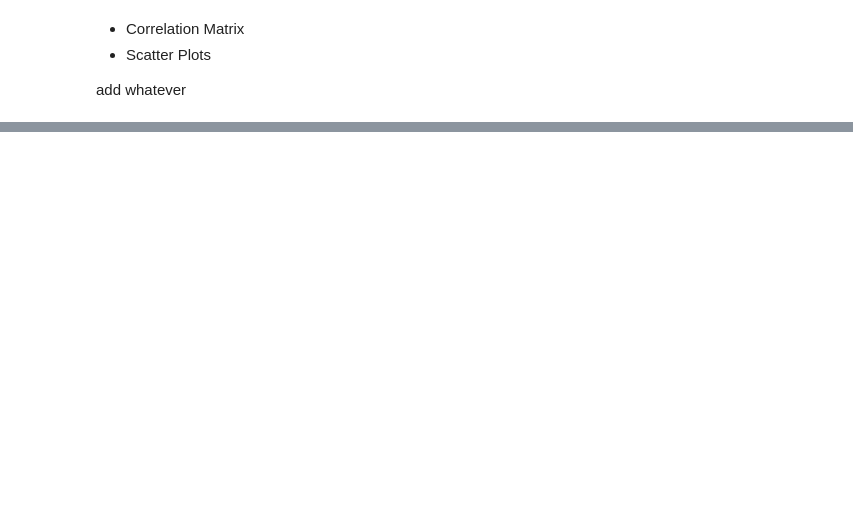
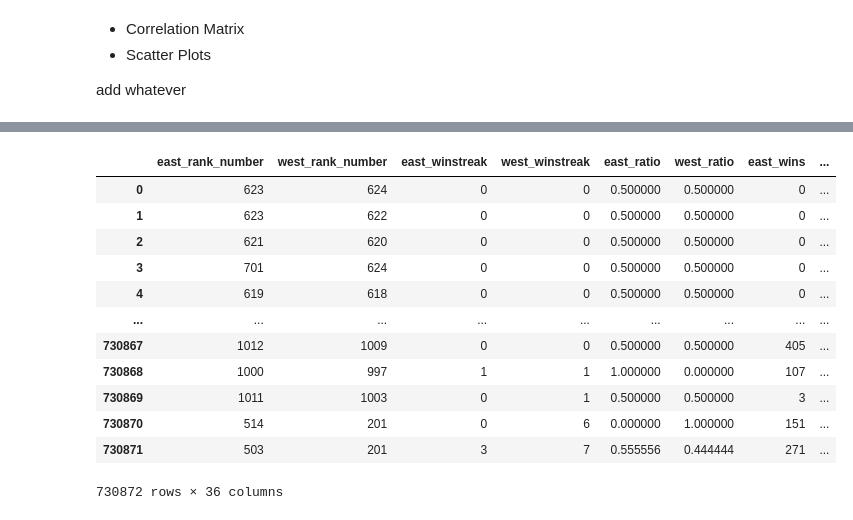
Before and after one commit to thijspoon28/SUMO-AI, a Jupyter notebook: notebooks/data_visualisation.ipynb, the cells around one changed output, grey strips where cells are left out. Cells and saved outputs as stored; diff of their text form; code cells hidden in the pictures; blank space fills up the shorter version.

```diff
--- a/notebooks/data_visualisation.ipynb
+++ b/notebooks/data_visualisation.ipynb
@@ -97,0 +156,55 @@ corr.style.background_gradient(cmap='RdBu_r')
+# %%
+features = ['east_rank_number',
+            'west_rank_number',
+            'east_winstreak',
+            'west_winstreak',
+            'east_ratio',
+            'west_ratio',
+            'east_wins',
+            'west_wins',
+            'east_weight',
+            'east_height',
+            'west_weight',
+            'west_height',
+            'east_n1_win_move',
+            'east_n1_win_percent',
+            'east_n1_loss_move',
+            'east_n1_loss_percent',
+            'west_n1_win_move',
+            'west_n1_win_percent',
+            'west_n1_loss_move',
+            'west_n1_loss_percent',
+            'east_n2_win_move',
+            'east_n2_win_percent',
+            'east_n2_loss_move',
+            'east_n2_loss_percent',
+            'west_n2_win_move',
+            'west_n2_win_percent',
+            'west_n2_loss_move',
+            'west_n2_loss_percent',
+            'east_n3_win_move',
+            'east_n3_win_percent',
+            'east_n3_loss_move',
+            'east_n3_loss_percent',
+            'west_n3_win_move',
+            'west_n3_win_percent',
+            'west_n3_loss_move',
+            'west_n3_loss_percent']
+
+ml_features = df_matches[features]
+
+ml_features
+# %% [output]
+|  | east_rank_number | west_rank_number | east_winstreak | west_winstreak | east_ratio | west_ratio | east_wins | ... |
+| 0 | 623 | 624 | 0 | 0 | 0.500000 | 0.500000 | 0 | ... |
+| 1 | 623 | 622 | 0 | 0 | 0.500000 | 0.500000 | 0 | ... |
+| 2 | 621 | 620 | 0 | 0 | 0.500000 | 0.500000 | 0 | ... |
+| 3 | 701 | 624 | 0 | 0 | 0.500000 | 0.500000 | 0 | ... |
+| 4 | 619 | 618 | 0 | 0 | 0.500000 | 0.500000 | 0 | ... |
+| ... | ... | ... | ... | ... | ... | ... | ... | ... |
+| 730867 | 1012 | 1009 | 0 | 0 | 0.500000 | 0.500000 | 405 | ... |
+| 730868 | 1000 | 997 | 1 | 1 | 1.000000 | 0.000000 | 107 | ... |
+| 730869 | 1011 | 1003 | 0 | 1 | 0.500000 | 0.500000 | 3 | ... |
+| 730870 | 514 | 201 | 0 | 6 | 0.000000 | 1.000000 | 151 | ... |
+| 730871 | 503 | 201 | 3 | 7 | 0.555556 | 0.444444 | 271 | ... |
+730872 rows × 36 columns
```
Also changed, not shown: parts of 16 cells of this notebook, 1 other file.
